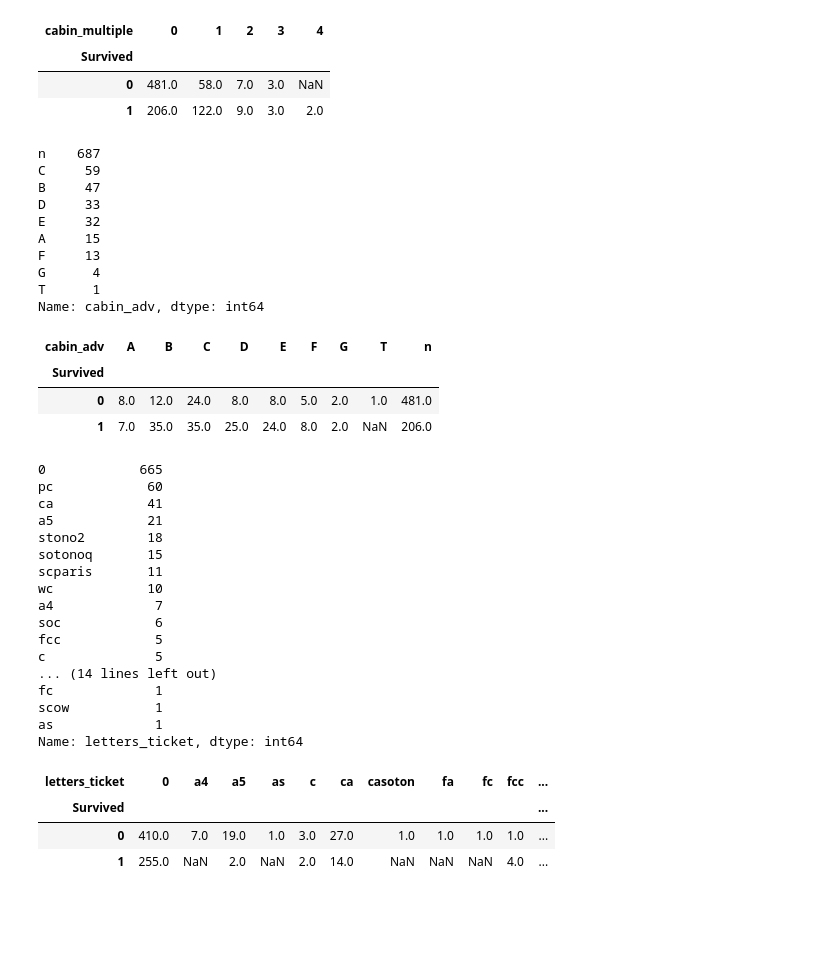
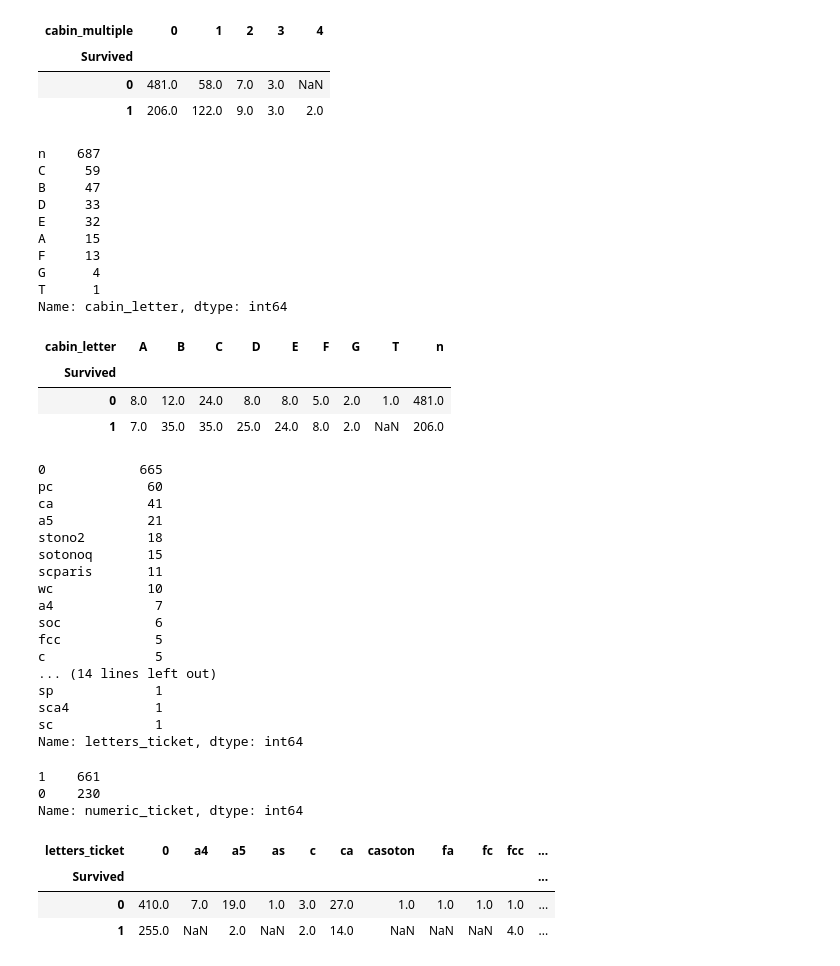
Before and after one commit to jtavara23/Titanic_survivor_prediction, a Jupyter notebook: main.ipynb, the cells around one changed output. Drawn from its saved outputs; the diff is of its cells as text; code cells hidden in the pictures; blank space fills up the shorter version.

```diff
--- a/main.ipynb
+++ b/main.ipynb
@@ -162,25 +181,25 @@ pd.pivot_table(training, index = 'Survived', columns = 'cabin_multiple', values
 # %%
 #creates categories based on the cabin letter (n stands for null)
 #in this case we will treat null values like it's own category
 
-training['cabin_adv'] = training.Cabin.apply(lambda x: str(x)[0])
-training['cabin_adv']
+training['cabin_letter'] = training.Cabin.apply(lambda x: str(x)[0])
+
 
 #comparing surivial rate by cabin
-print(training.cabin_adv.value_counts())
-pd.pivot_table(training,index='Survived',columns='cabin_adv', values = 'Name', aggfunc='count')
+print(training['cabin_letter'].value_counts())
+pd.pivot_table(training,index='Survived',columns='cabin_letter', values = 'Name', aggfunc='count')
 # %% [output]
 n    687
 C     59
 B     47
 D     33
 E     32
 A     15
 F     13
 G      4
 T      1
-Name: cabin_adv, dtype: int64
+Name: cabin_letter, dtype: int64
-| cabin_adv | A | B | C | D | E | F | G | T | n |
+| cabin_letter | A | B | C | D | E | F | G | T | n |
 | Survived |  |  |  |  |  |  |  |  |  |
 | 0 | 8.0 | 12.0 | 24.0 | 8.0 | 8.0 | 5.0 | 2.0 | 1.0 | 481.0 |
 | 1 | 7.0 | 35.0 | 35.0 | 25.0 | 24.0 | 8.0 | 2.0 | NaN | 206.0 |
@@ -190,7 +209,6 @@ Name: cabin_adv, dtype: int64
 training['numeric_ticket'] = training.Ticket.apply(lambda x: 1 if x.isnumeric() else 0)
 training['letters_ticket'] = training.Ticket.apply(lambda x: ''.join(x.split(' ')[:-1]).replace('.','').replace('/','').lower() if len(x.split(' ')[:-1]) >0 else 0)
 
-training['numeric_ticket'].value_counts()
 training['letters_ticket'].value_counts()
 # %% [output]
 0            665
@@ -206,10 +224,17 @@ soc            6
 fcc            5
 c              5
 ... (14 lines left out)
-fc             1
-scow           1
-as             1
+sp             1
+sca4           1
+sc             1
 Name: letters_ticket, dtype: int64
+# %%
+
+training['numeric_ticket'].value_counts()
+# %% [output]
+1    661
+0    230
+Name: numeric_ticket, dtype: int64
 # %%
 #2) Tickets - Do different ticket types impact survival rates?
 #difference in numeric vs non-numeric tickets in survival rate
```
Also changed, not shown: parts of 23 cells of this notebook.
